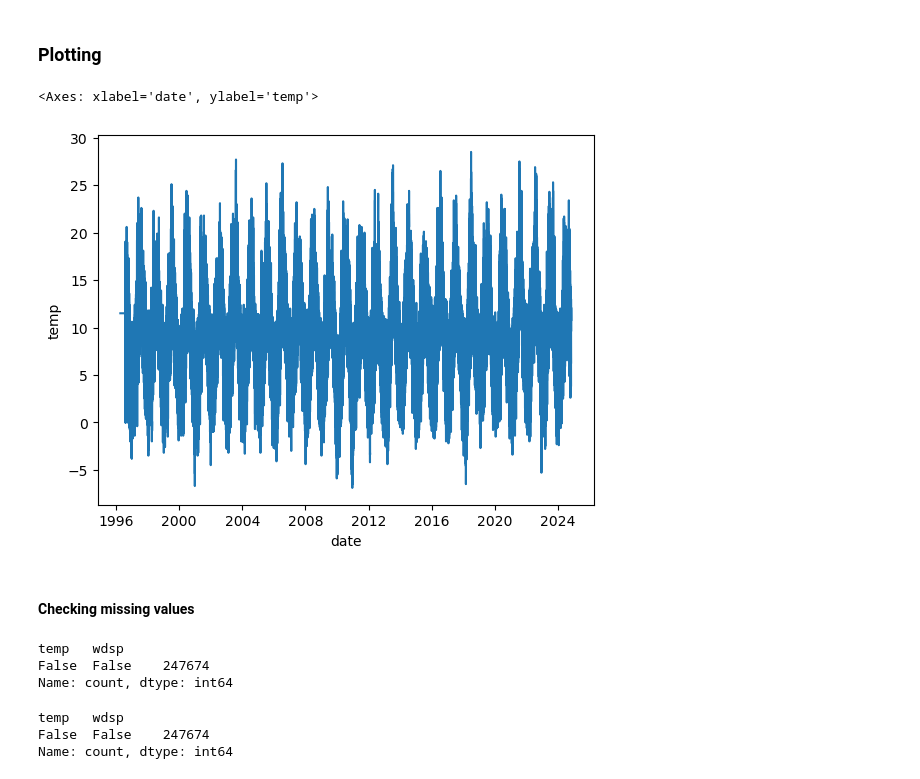
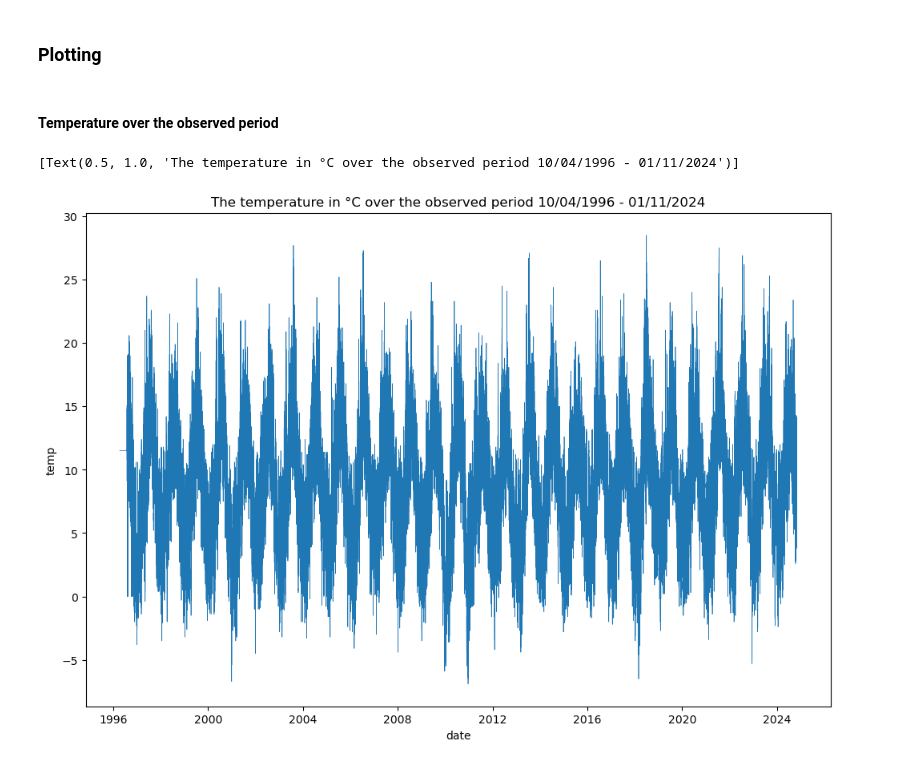
Before and after one commit to lmacakova/PFDA, a Jupyter notebook: pfda_assignments/assignment6.ipynb, the cells around one changed output. Drawn from its saved outputs; the diff is of its cells as text; code cells hidden in the pictures.

```diff
--- a/pfda_assignments/assignment6.ipynb
+++ b/pfda_assignments/assignment6.ipynb
@@ -24,8 +23,8 @@ import matplotlib.dates as mdates
 # %%
 FILENAME= "hly4935.csv"
 DATADIR = "../pfda_assignments/"
-fields=['date','temp','wdsp'] # I took only columns that I need
-df = pd.read_csv(DATADIR + FILENAME, usecols=fields, skiprows=23)
+fields=['date','temp','wdsp'] # Only columns that I need
+df = pd.read_csv(DATADIR + FILENAME, usecols=fields, skiprows=23, low_memory=False)
 df.head(3)
 # %% [output]
 |  | date | temp | wdsp |
@@ -55,0 +119,3 @@ Name: count, dtype: int64
+# %%
+df['wdsp'] = df['wdsp'].replace(' ', np.nan) # First I have to change empty string into nan
+df['wdsp'] = df['wdsp'].fillna(method='ffill')# Than I can refill cell with value from previous cell
@@ -55,0 +133,3 @@ Name: count, dtype: int64
+# %%
+df['wdsp'] = pd.to_numeric(df['wdsp'], errors='raise')
+df.info()
@@ -85,21 +188,10 @@ Timestamp('1996-04-10 14:00:00')
 # %% [markdown]
 ### Plotting
-# %%
-sns.lineplot(data=df, x=df.index, y=df['temp'], size=)
-# %% [output]
-<Axes: xlabel='date', ylabel='temp'>
-[figure, removed]
-# %% [markdown]
-#### Checking missing values
-# %%
-df.isna().value_counts()
-# %% [output]
-temp   wdsp
-False  False    247674
-Name: count, dtype: int64
-# %%
-df.isnull().value_counts()
-# %% [output]
-temp   wdsp
-False  False    247674
-Name: count, dtype: int64
+# %% [markdown]
+#### Temperature over the observed period
+# %%
+plt.figure(figsize=(12, 8), )
+sns.lineplot(data=df, x=df.index, y=df['temp'], linewidth=0.5, ).set(title='The temperature in °C over the observed period 10/04/1996 - 01/11/2024')
+# %% [output]
+[Text(0.5, 1.0, 'The temperature in °C over the observed period 10/04/1996 - 01/11/2024')]
+[figure, added]
```
Also changed, not shown: parts of 37 cells of this notebook, 5 other files.
